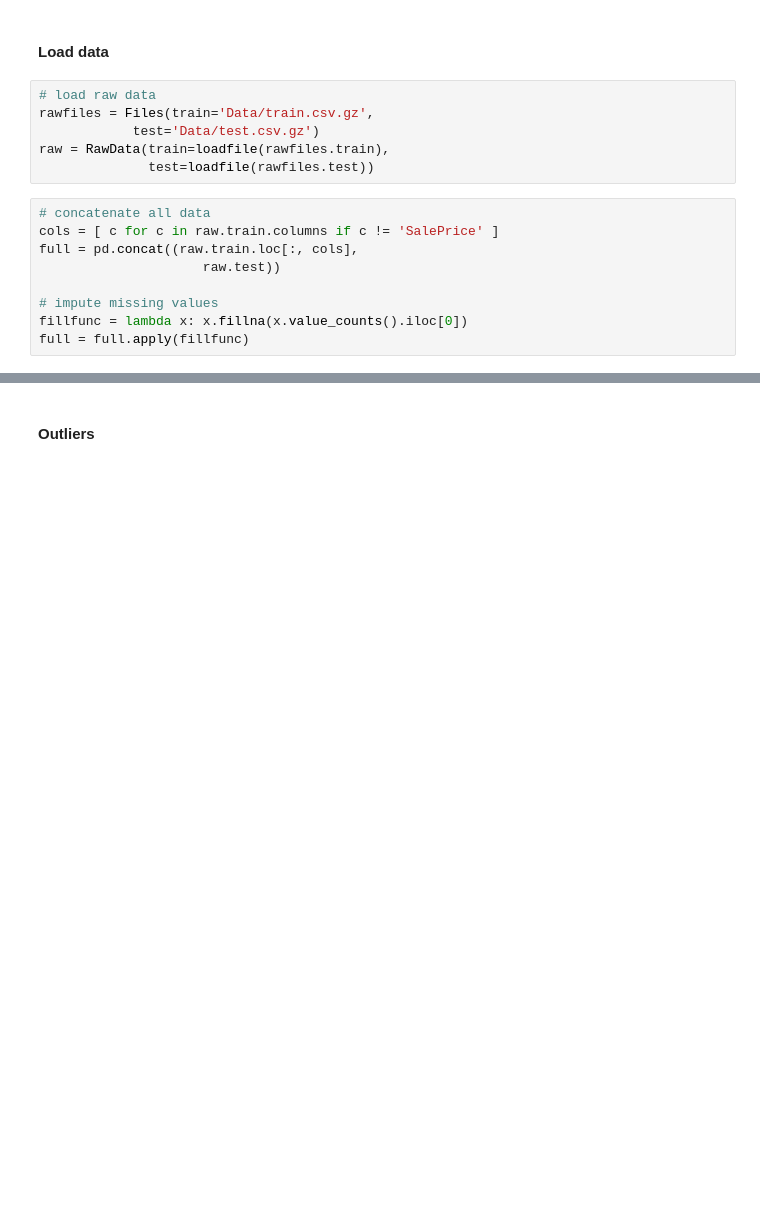
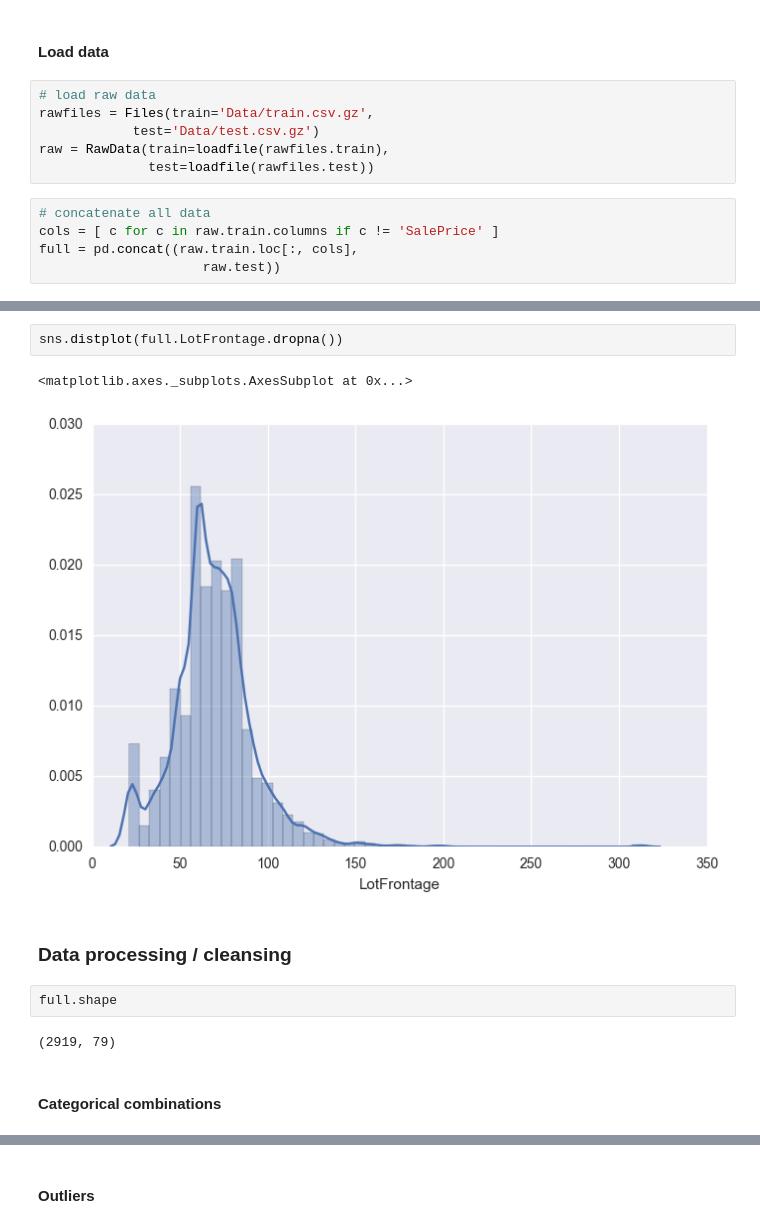
Before and after one commit to bshurick/kaggles, a Jupyter notebook: HousePrices/houseprices_nn.ipynb, the cells around one changed output, grey strips where cells are left out. Saved outputs shown, nothing was run; the diff lists cells and outputs as text; blank space fills up the shorter version.

Commit message:
vast improvements on data processing steps

```diff
--- a/HousePrices/houseprices_nn.ipynb
+++ b/HousePrices/houseprices_nn.ipynb
@@ -83,7 +183,3 @@ raw = RawData(train=loadfile(rawfiles.train),
 cols = [ c for c in raw.train.columns if c != 'SalePrice' ]
 full = pd.concat((raw.train.loc[:, cols],
                      raw.test))
-
-# impute missing values
-fillfunc = lambda x: x.fillna(x.value_counts().iloc[0])
-full = full.apply(fillfunc)
@@ -91,0 +200,13 @@ NameError: name 'processed' is not defined
+# %%
+sns.distplot(full.LotFrontage.dropna())
+# %% [output]
+<matplotlib.axes._subplots.AxesSubplot at 0x...>
+[figure, added]
+# %% [markdown]
+### Data processing / cleansing
+# %%
+full.shape
+# %% [output]
+(2919, 79)
+# %% [markdown]
+#### Categorical combinations
```
Also changed, not shown: parts of 33 cells of this notebook.
